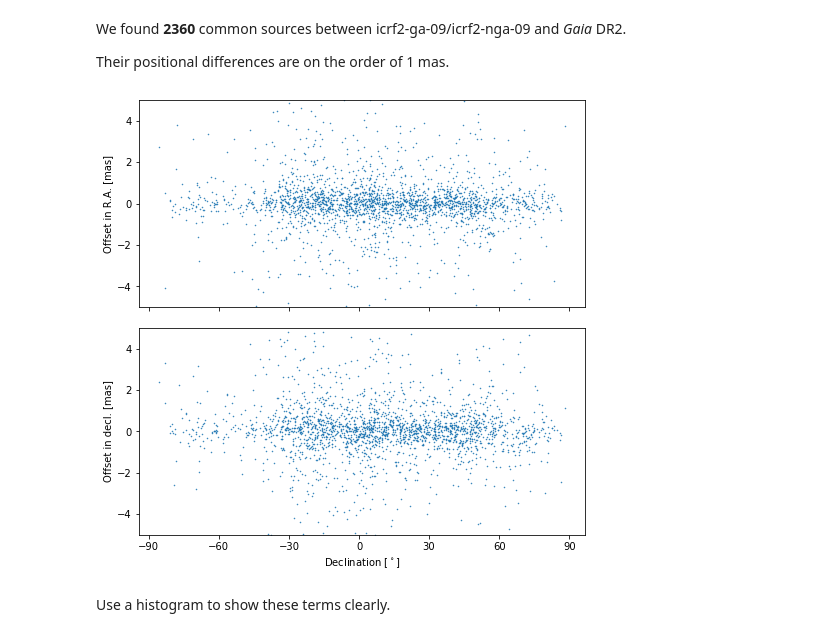
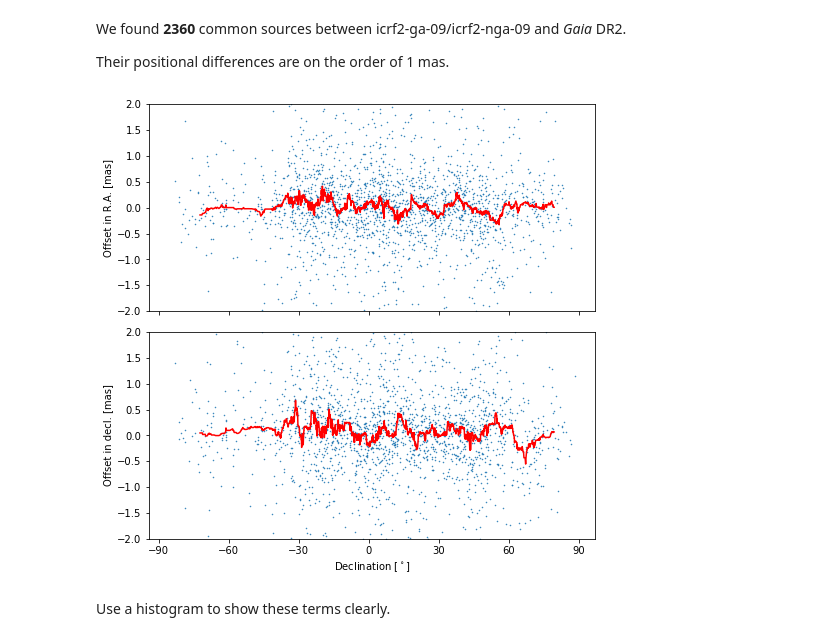
Before and after one commit to Niu-LIU/gaiacrf-in-vlbi, a Jupyter notebook: progs/check-ga-on-icrf2.ipynb, the cells around one changed output. Drawn from its saved outputs; the diff is of its cells as text; code cells hidden in the pictures.

```diff
--- a/progs/check-ga-on-icrf2.ipynb
+++ b/progs/check-ga-on-icrf2.ipynb
@@ -248,22 +274,36 @@ Their positional differences are on the order of 1 mas.
 # %%
 fig, (ax0, ax1) = plt.subplots(figsize=(8, 8), nrows=2, sharex=True)
 
 ax0.plot(gaiadif1["dec"], gaiadif1["dra"], ".", ms=1)
 ax1.plot(gaiadif1["dec"], gaiadif1["ddec"], ".", ms=1)
 
 ax0.set_ylabel("Offset in R.A. [mas]")
 
 ax1.set_xlabel("Declination [$^\circ$]")
 ax1.set_ylabel("Offset in decl. [mas]")
 
 ax1.set_xticks(np.arange(-90, 91, 30))
 
-ax0.set_ylim([-5, 5])
-ax1.set_ylim([-5, 5])
+# Running median
+temp2 = Table(gaiadif1)
+temp2.sort("dec")
+
+window = 50
+decmd2 = bn.move_median(temp2["dec"], window=window)
+dramd2 = bn.move_median(temp2["dra"], window=window)
+ddecmd2 = bn.move_median(temp2["ddec"], window=window)
+
+ax0.plot(decmd2, dramd2, "r")
+ax1.plot(decmd2, ddecmd2, "r")
+
+# ax0.set_ylim([-5, 5])
+# ax1.set_ylim([-5, 5])
+ax0.set_ylim([-2, 2])
+ax1.set_ylim([-2, 2])
 
 plt.subplots_adjust(hspace=0.1)
 # %% [output]
-[figure, old version]
+[figure, new version]
 # %%
 # icrf2-nga-09 - gaia dr2
 # Transform columns into np.array
```
Also changed, not shown: parts of 3 cells of this notebook, 5 other files.
